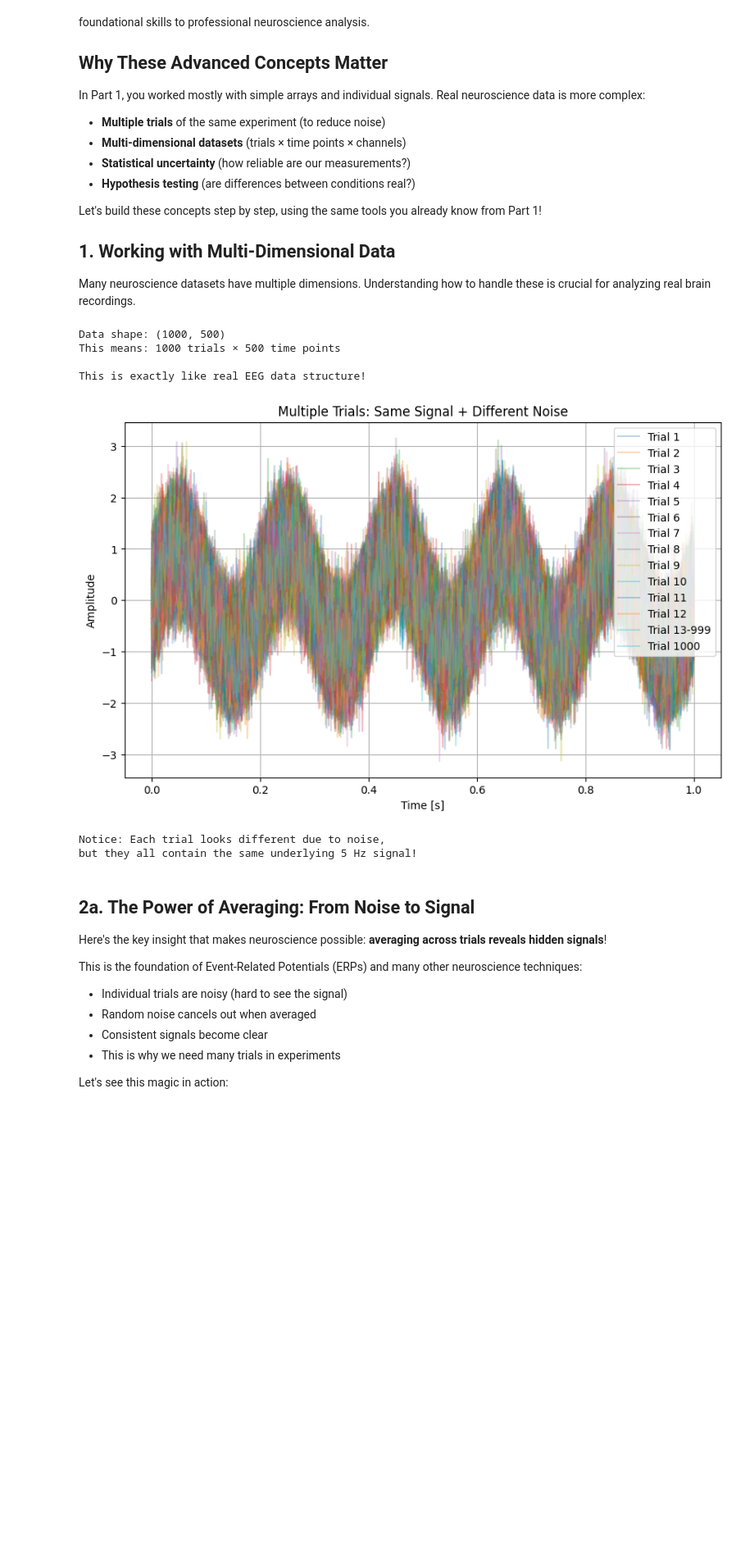
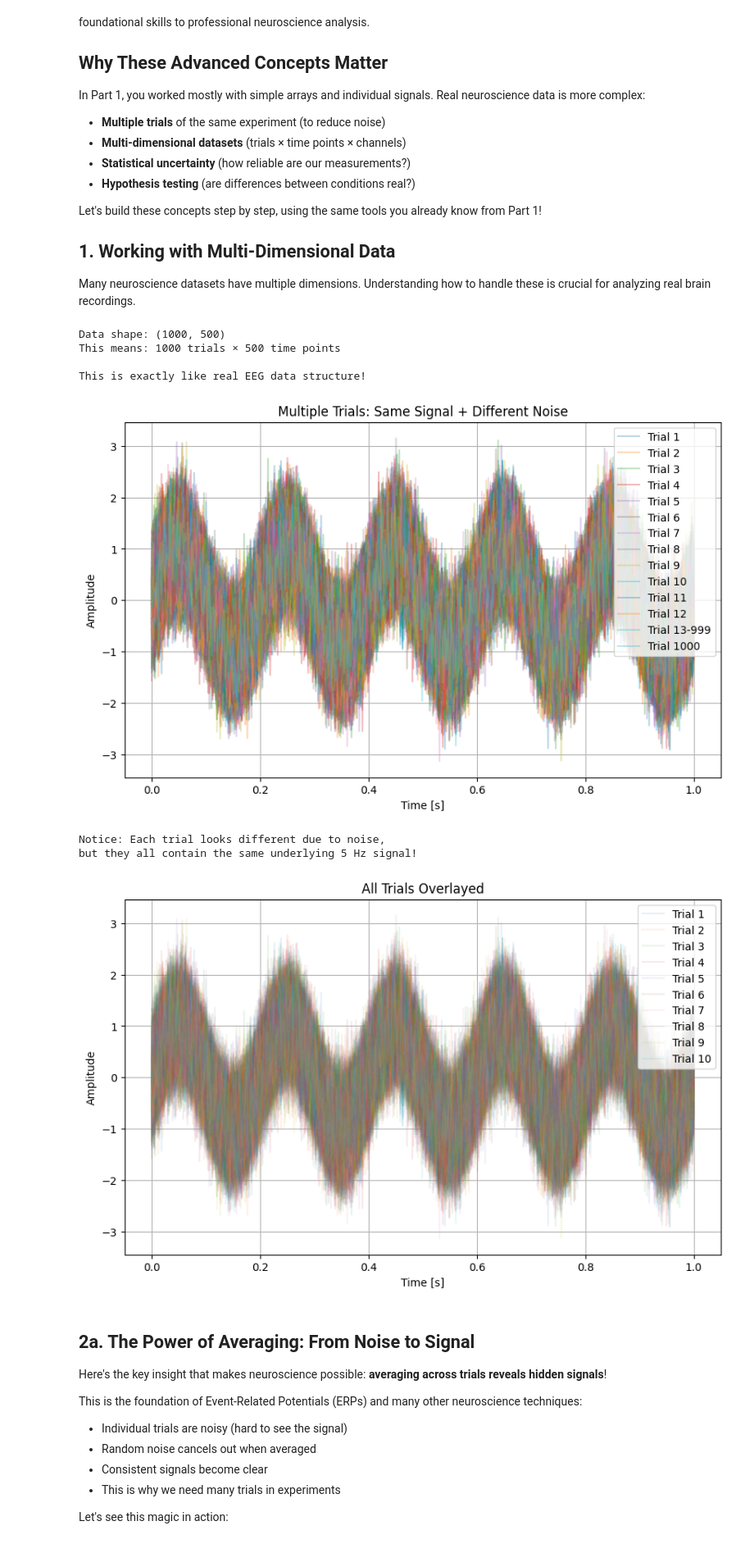
Before and after one commit to sebastianruizsebas/Python-Basics-4-Neuro-DataSci, a Jupyter notebook: part_2.ipynb, the cells around one changed output. Shown at 82% size. Drawn from its saved outputs; the diff is of its cells as text; code cells hidden in the pictures; blank space fills up the shorter version.

Commit message:
Minor Changes: titles, different plots, reformatting

```diff
--- a/part_2.ipynb
+++ b/part_2.ipynb
@@ -73,34 +73,40 @@ for i in range(n_trials):
     elif i == 11:
         plt.plot(time, trials_data[i], alpha=0.3, label='Trial 12')
     elif i == 99:
         plt.plot(time, trials_data[i], alpha=0.3, label='Trial 13-999')
     elif i == n_trials - 1:
         plt.plot(time, trials_data[i], alpha=0.3, label=f'Trial {n_trials}')
     else:
         plt.plot(time, trials_data[i], alpha=0.3)
 plt.xlabel('Time [s]')
 plt.ylabel('Amplitude')
 plt.title('Multiple Trials: Same Signal + Different Noise')
 plt.legend()
 plt.grid(True)
 plt.show()
 
+
+# Simpler plot: all trials overlayed but only label first 10 trials to avoid overcrowding the legend
 plt.figure(figsize=(10,6))
 for i in range(n_trials):
-    plt.plot(time, trials_data[i], alpha=0.1)
+    plt.plot(time, trials_data[i], alpha=0.1, label= f'Trial {i+1}' if i < 10 else None)
 plt.xlabel('Time [s]')
 plt.ylabel('Amplitude')
 plt.title('All Trials Overlayed')
+plt.legend()
+plt.grid(True)
 print("Notice: Each trial looks different due to noise,")
 print("but they all contain the same underlying 5 Hz signal!")
+plt.show()
 # %% [output]
 Data shape: (1000, 500)
 This means: 1000 trials × 500 time points
 
 This is exactly like real EEG data structure!
 [figure]
 Notice: Each trial looks different due to noise,
 but they all contain the same underlying 5 Hz signal!
+[figure, added]
 # %% [markdown]
 ## 2a. The Power of Averaging: From Noise to Signal
 
```
Also changed, not shown: parts of 2 cells of this notebook, 1 other file.
